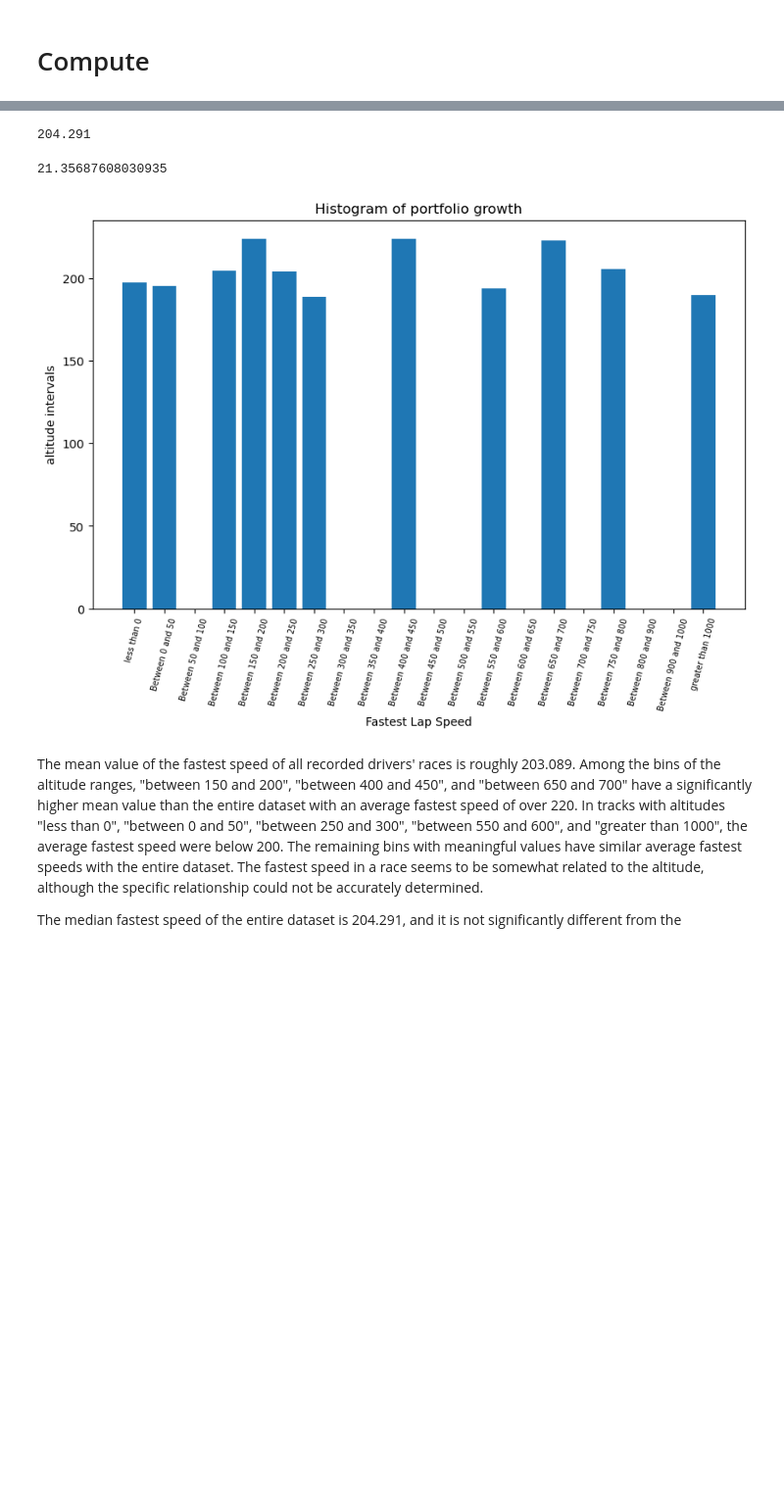
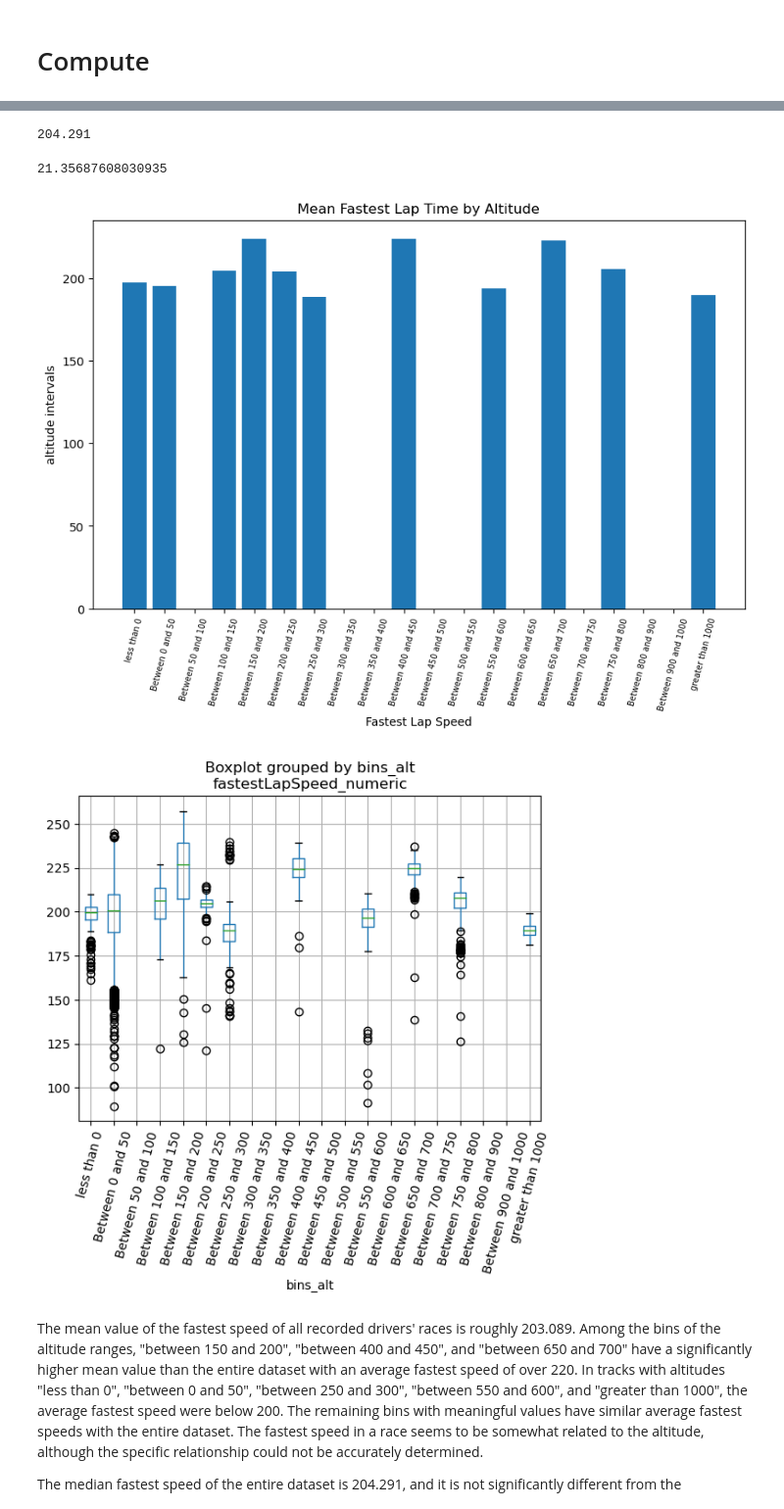
Before and after one commit to CherylllChung/Emoryqtm151-2023, a Jupyter notebook: final_project/final.ipynb, the cells around one changed output, grey strips where cells are left out. Shown at 98% size. Drawn from its saved outputs; the diff is of its cells as text; code cells hidden in the pictures; blank space fills up the shorter version.

```diff
--- a/final_project/final.ipynb
+++ b/final_project/final.ipynb
@@ -128,38 +174,49 @@ display(data_merge["fastestLapSpeed_numeric"].median())
 display(data_merge["fastestLapSpeed_numeric"].std())
 
 
-#graph
+#result graph 1
 fig, ax = plt.subplots(figsize=(10, 6))
 ax.bar(labels_alt, table["mean_fastestLapSpeed"])
 ax.set_ylabel("altitude intervals")
 ax.set_xlabel("Fastest Lap Speed")
-ax.set_title("Histogram of portfolio growth")
+ax.set_title("Mean Fastest Lap Time by Altitude")
 
 ax.xaxis.set_tick_params(labelsize = 7,
                          rotation=75)
+
+
+#result graph 2
+data_merge.boxplot(
+    'fastestLapSpeed_numeric',
+    by='bins_alt',
+    rot=75
+)
+
+plt.show()
 # %% [output]
 |  | mean_fastestLapSpeed | median_fastestLapSpeed | std_fastestLapSpeed |
 | bins_alt |  |  |  |
 | less than 0 | 197.247349 | 199.6540 | 8.804440 |
 | Between 0 and 50 | 195.402612 | 200.5935 | 21.580479 |
 | Between 50 and 100 | NaN | NaN | NaN |
 | Between 100 and 150 | 204.482128 | 206.5600 | 11.341499 |
 | Between 150 and 200 | 223.523929 | 226.9060 | 19.603777 |
 | Between 200 and 250 | 203.902916 | 204.5680 | 9.142384 |
 | Between 250 and 300 | 188.403188 | 189.2690 | 12.300952 |
 | Between 300 and 350 | NaN | NaN | NaN |
 | Between 350 and 400 | NaN | NaN | NaN |
 | Between 400 and 450 | 224.029943 | 224.0540 | 8.528814 |
 | ... | ... | ... | ... |
 | Between 700 and 750 | NaN | NaN | NaN |
 | Between 750 and 800 | 205.282315 | 207.7960 | 10.737036 |
 | Between 800 and 900 | NaN | NaN | NaN |
 | Between 900 and 1000 | NaN | NaN | NaN |
 | greater than 1000 | 189.674145 | 189.6865 | 3.581610 |
 203.08921412115313
 204.291
 21.35687608030935
-[figure, old version]
+[figure, new version]
+[figure, added]
 # %% [markdown]
 The mean value of the fastest speed of all recorded drivers' races is roughly 203.089. Among the bins of the altitude ranges, "between 150 and 200", "between 400 and 450", and "between 650 and 700" have a significantly higher mean value than the entire dataset with an average fastest speed of over 220. In tracks with altitudes "less than 0", "between 0 and 50", "between 250 and 300", "between 550 and 600", and "greater than 1000", the average fastest speed were below 200. The remaining bins with meaningful values have similar average fastest speeds with the entire dataset. The fastest speed in a race seems to be somewhat related to the altitude, although the specific relationship could not be accurately determined.
 
```
Also changed, not shown: parts of 7 cells of this notebook, 4 other files.
